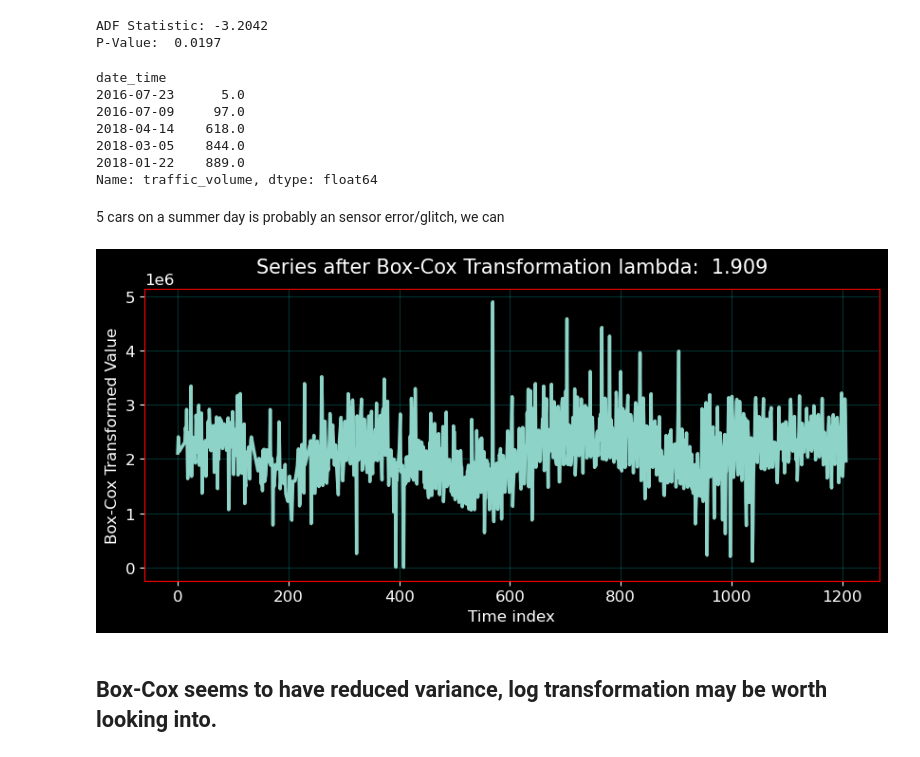
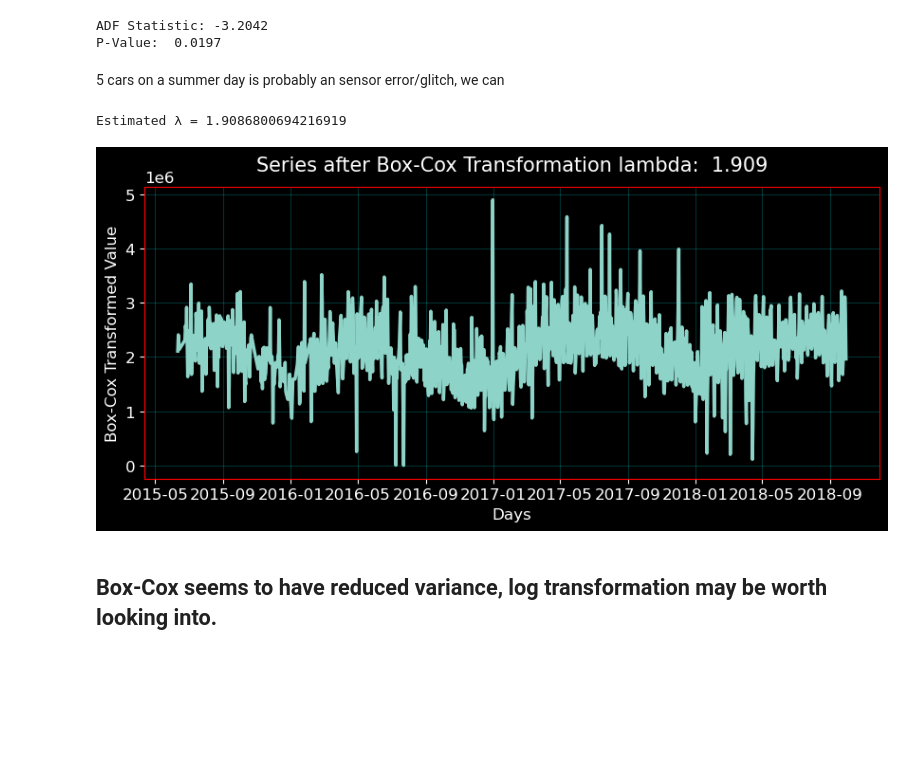
Before and after one commit to Christopher-Orellana/metro_traffic_forecasting, a Jupyter notebook: notebooks/01_arima_model.ipynb, the cells around one changed output. Saved outputs shown, nothing was run; the diff lists cells and outputs as text; code cells hidden in the pictures; blank space fills up the shorter version.

```diff
--- a/notebooks/01_arima_model.ipynb
+++ b/notebooks/01_arima_model.ipynb
@@ -327,16 +328,6 @@ print(f"P-Value: {adf_result[1]: .4f}")
 # %% [output]
 ADF Statistic: -3.2042
 P-Value:  0.0197
-# %%
-df_daily.sort_values().head()
-# %% [output]
-date_time
-2016-07-23      5.0
-2016-07-09     97.0
-2018-04-14    618.0
-2018-03-05    844.0
-2018-01-22    889.0
-Name: traffic_volume, dtype: float64
 # %% [markdown]
 5 cars on a summer day is probably an sensor error/glitch, we can
 # %%
@@ -346,3 +337,7 @@ y_pos = y + 1
 
 # Apply Box-cox
 y_bc, lam = boxcox(y_pos)
+# %%
+print(f"Estimated λ = {lam}")
+# %% [output]
+Estimated λ = 1.9086800694216919
@@ -349,13 +347,13 @@ y_bc, lam = boxcox(y_pos)
 # %%
 # Check that box-Cox transformation reduced variance, and what level of lambda is optimal: 1.9 - raises values roughly to the power of 2
 plt.figure(figsize=(10, 4))
-plt.plot(y_bc)
+plt.plot(df_boxcox)
 plt.title(f'Series after Box-Cox Transformation lambda: {lam: .3f}')
 plt.xlabel('Days')
 plt.ylabel('Box-Cox Transformed Value')
 plt.show()
 # %% [output]
-[figure, old version]
+[figure, new version]
 # %% [markdown]
 ## Box-Cox seems to have reduced variance, log transformation may be worth looking into.
 # %%
```
Also changed, not shown: parts of 36 cells of this notebook.
